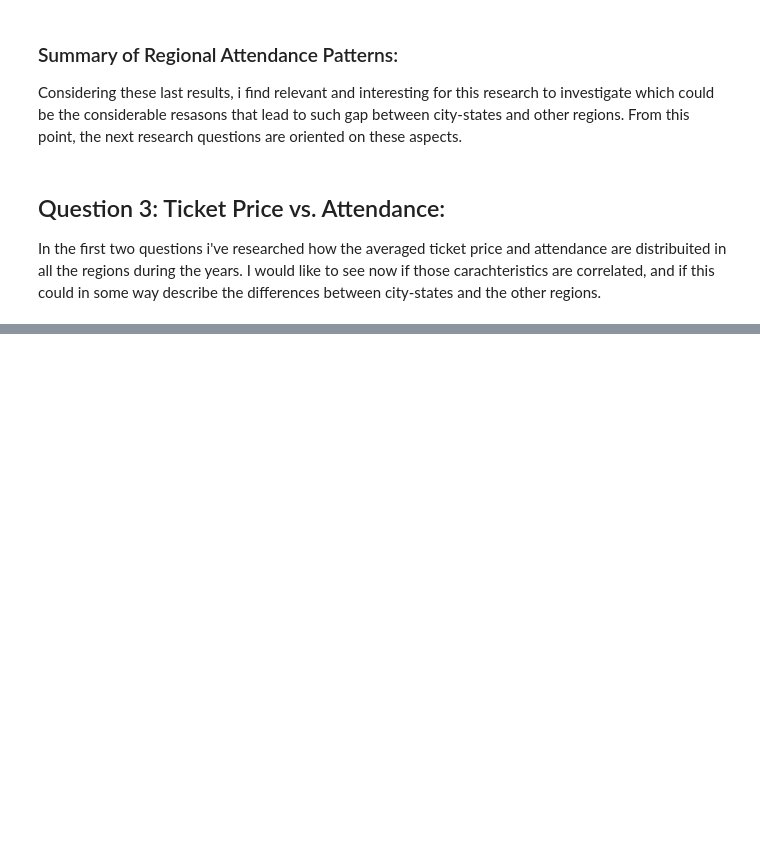
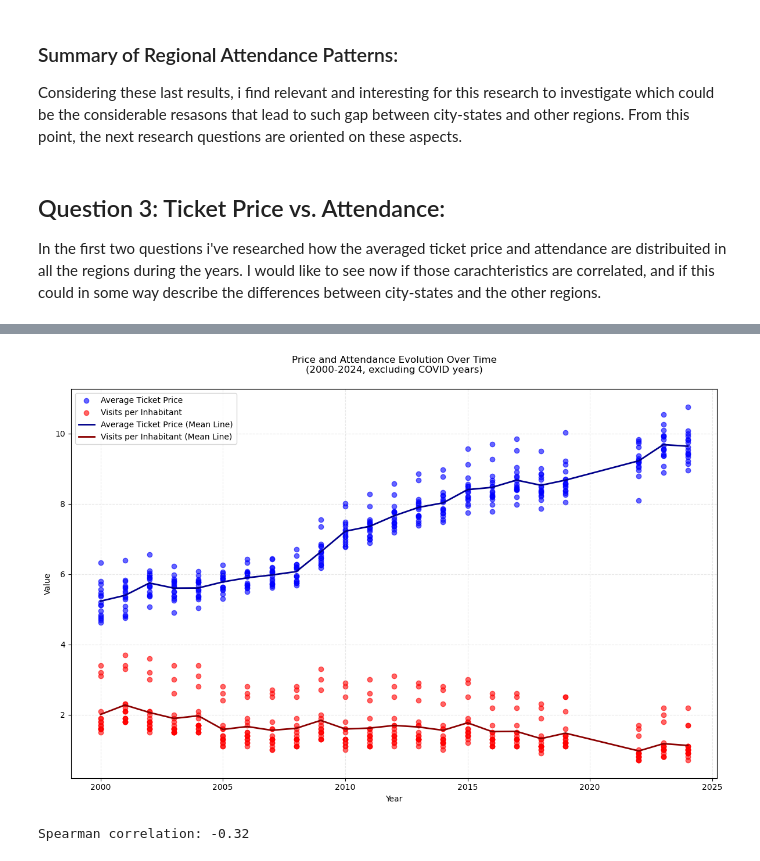
Before and after one commit to federico-bnt/German-cinema-exploratory-analysis-2025, a Jupyter notebook: bin/analysis_notebook.ipynb, the cells around one changed output, grey strips where cells are left out. Drawn from its saved outputs; the diff is of its cells as text; code cells hidden in the pictures; blank space fills up the shorter version.

```diff
--- a/bin/analysis_notebook.ipynb
+++ b/bin/analysis_notebook.ipynb
@@ -558,0 +584,58 @@ I would like to see now if those carachteristics are correlated, and if this cou
+# %%
+# Recall data
+non_covid_data = df[~df['Years'].isin([2020, 2021])]
+prices = non_covid_data['Average cinema ticket price']
+attendance = non_covid_data['Cinema visits per inhabitant']
+
+# Calculate mean values for each year
+mean_prices_per_year = non_covid_data.groupby('Years')['Average cinema ticket price'].mean()
+mean_attendance_per_year = non_covid_data.groupby('Years')['Cinema visits per inhabitant'].mean()
+
+# Plot the scatter plot with Spearman correlation
+plt.figure(figsize=(12, 8))
+
+# Plot price points
+plt.scatter(non_covid_data['Years'],
+           prices,
+           color='blue',
+           alpha=0.6,
+           label='Average Ticket Price')
+
+# Plot attendance points
+plt.scatter(non_covid_data['Years'],
+           attendance,
+           color='red',
+           alpha=0.6,
+           label='Visits per Inhabitant')
+
+# Plot mean lines
+plt.plot(mean_prices_per_year.index,
+         mean_prices_per_year.values,
+         color='#00008B',
+         linestyle='-',
+         linewidth=2,
+         label='Average Ticket Price (Mean Line)')
+
+plt.plot(mean_attendance_per_year.index,
+         mean_attendance_per_year.values,
+         color='#8B0000',
+         linestyle='-',
+         linewidth=2,
+         label='Visits per Inhabitant (Mean Line)')
+
+# Customize plot
+plt.title('Price and Attendance Evolution Over Time\n(2000-2024,' \
+' excluding COVID years)',
+         pad=20)
+plt.xlabel('Year')
+plt.ylabel('Value')
+plt.grid(True, linestyle='--', alpha=0.3)
+plt.legend(loc='upper left')
+
+plt.tight_layout()
+plt.show()
+
+print(f'Spearman correlation: {spearman_r_value:.2f}')
+# %% [output]
+[figure, added]
+Spearman correlation: -0.32
```
Also changed, not shown: parts of 10 cells of this notebook.
